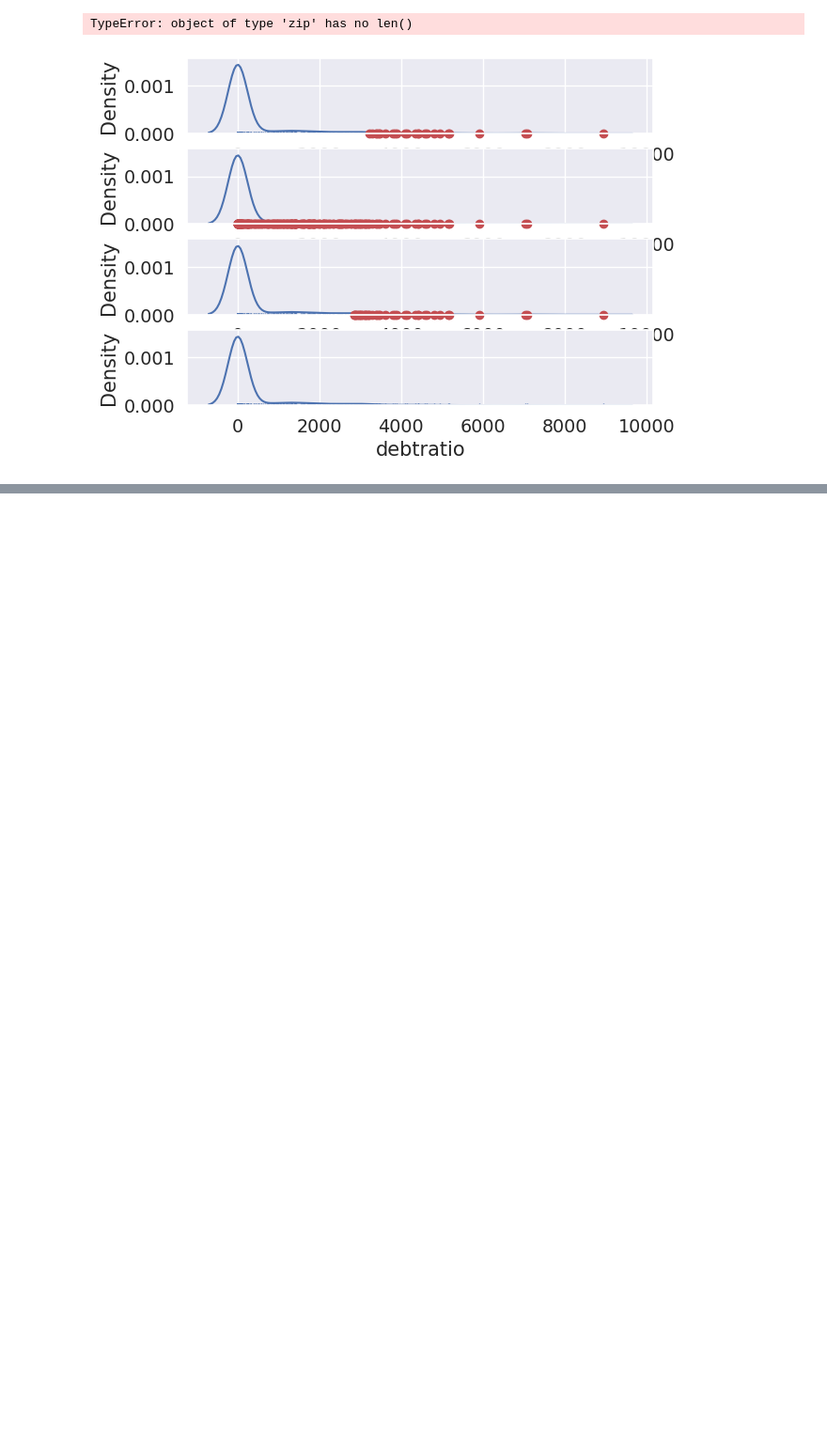
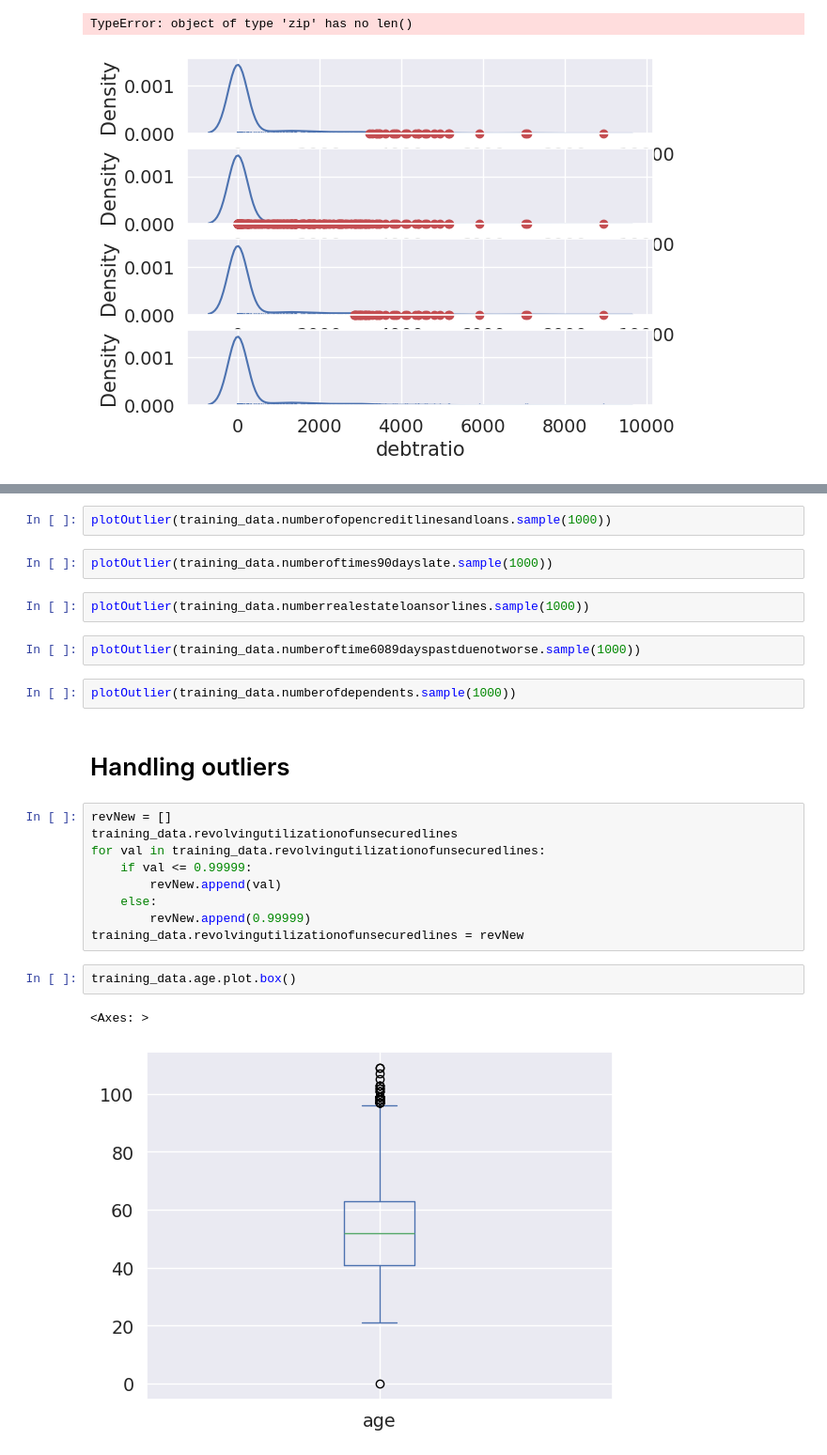
Before and after one commit to LiXinYiEmily/STAT3011_2324_GP7, a Jupyter notebook: replication.ipynb, the cells around one changed output, grey strips where cells are left out. Shown at 94% size. Cells and saved outputs as stored; diff of their text form; blank space fills up the shorter version.

```diff
--- a/replication.ipynb
+++ b/replication.ipynb
@@ -385,0 +408,26 @@ TypeError: object of type 'zip' has no len()
+# %%
+plotOutlier(training_data.numberofopencreditlinesandloans.sample(1000))
+# %%
+plotOutlier(training_data.numberoftimes90dayslate.sample(1000))
+# %%
+plotOutlier(training_data.numberrealestateloansorlines.sample(1000))
+# %%
+plotOutlier(training_data.numberoftime6089dayspastduenotworse.sample(1000))
+# %%
+plotOutlier(training_data.numberofdependents.sample(1000))
+# %% [markdown]
+# Handling outliers
+# %%
+revNew = []
+training_data.revolvingutilizationofunsecuredlines
+for val in training_data.revolvingutilizationofunsecuredlines:
+    if val <= 0.99999:
+        revNew.append(val)
+    else:
+        revNew.append(0.99999)
+training_data.revolvingutilizationofunsecuredlines = revNew
+# %%
+training_data.age.plot.box()
+# %% [output]
+<Axes: >
+[figure, added]
```
Also changed, not shown: parts of 45 cells of this notebook.
